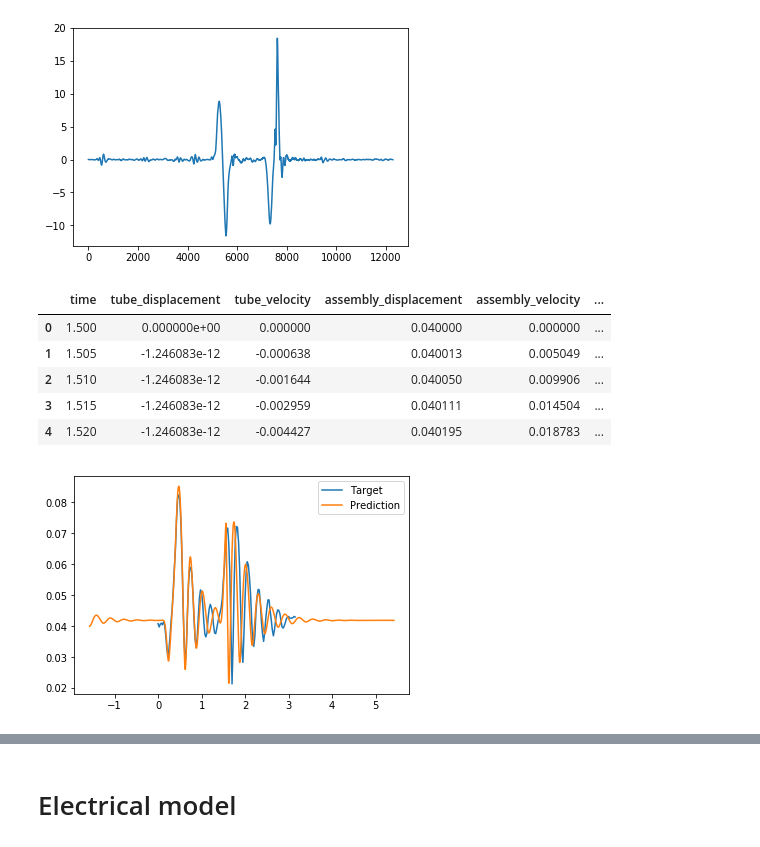
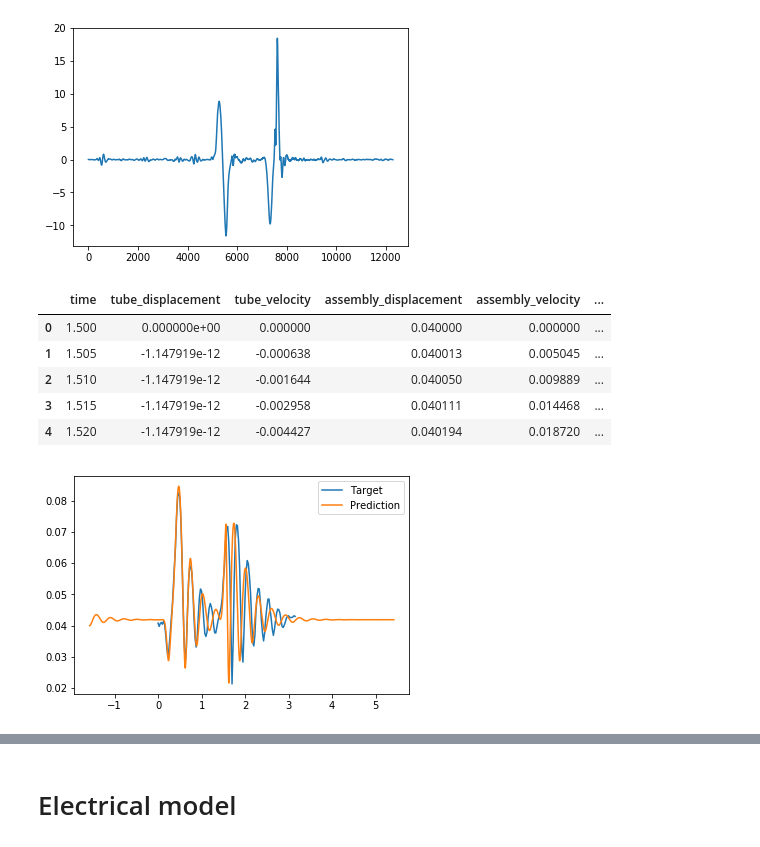
Before and after one commit to mnicstruwig/FlexibleFluxSimulator, a Jupyter notebook: notebooks/2018-11-11-Electrical-model-with-predicted-motion.ipynb, the cells around one changed output, grey strips where cells are left out. Cells and saved outputs as stored; diff of their text form; code cells hidden in the pictures.

```diff
--- a/notebooks/2018-11-11-Electrical-model-with-predicted-motion.ipynb
+++ b/notebooks/2018-11-11-Electrical-model-with-predicted-motion.ipynb
@@ -24,11 +32,6 @@ from unified_model.electrical_system.electrical_system import OpenCircuitSystem
+# %%
+damper = Damper(model='constant', model_kwargs={'damping_coefficient' : 0.030})
 # %%
-spring = MagneticSpring(fea_data_file = 'unified_model/mechanical_system/spring/data/10x10alt.csv', model='savgol_smoothing', model_type='interp')
-magnet_assembly = MagnetAssembly(n_magnet=1,
-                                h_magnet=10,
-                                h_spacer=0,
-                                dia_magnet=10,
-                                dia_spacer=10)
-damper = Damper(model='constant', model_kwargs={'damping_coefficient' : 0.028})
 accelerometer = AccelerometerInput('unified_model/mechanical_system/input_excitation/data/2018-10-04/log_02.csv',
                                   accel_column='z_G',
                                   time_column='time(ms)',
@@ -54,20 +57,20 @@ system.get_output().head()
 # %% [output]
 |  | time | tube_displacement | tube_velocity | assembly_displacement | assembly_velocity | ... |
 | 0 | 1.500 | 0.000000e+00 | 0.000000 | 0.040000 | 0.000000 | ... |
-| 1 | 1.505 | -1.246083e-12 | -0.000638 | 0.040013 | 0.005049 | ... |
-| 2 | 1.510 | -1.246083e-12 | -0.001644 | 0.040050 | 0.009906 | ... |
-| 3 | 1.515 | -1.246083e-12 | -0.002959 | 0.040111 | 0.014504 | ... |
-| 4 | 1.520 | -1.246083e-12 | -0.004427 | 0.040195 | 0.018783 | ... |
+| 1 | 1.505 | -1.147919e-12 | -0.000638 | 0.040013 | 0.005045 | ... |
+| 2 | 1.510 | -1.147919e-12 | -0.001644 | 0.040050 | 0.009889 | ... |
+| 3 | 1.515 | -1.147919e-12 | -0.002958 | 0.040111 | 0.014468 | ... |
+| 4 | 1.520 | -1.147919e-12 | -0.004427 | 0.040194 | 0.018720 | ... |
 # %%
 df_pred = system.get_output().copy()
 # %%
 lp = LabeledProcessor(L=125, mf=14, mm=10, seconds_per_frame=0.025)
 y_actual, timesteps = lp.fit_transform(pd.read_csv('unified_model/mechanical_system/input_excitation/data/2018-10-04/test-02_transcoded_subsampled_labels_2018-10-12-14:11:27.csv'))
 y_predicted = df_pred['assembly_relative_displacement'].values
-time_predicted = df_pred['time'].values - df_pred['time'].min()
+time_predicted = df_pred['time'].values
 
-e = Evaluator(y_target=y_actual, time_target=timesteps)
+e = MechanicalSystemEvaluator(y_target=y_actual, time_target=timesteps)
 e.fit(y_predicted=y_predicted, time_predicted=time_predicted)
 e.poof()
 # %% [output]
-[figure, old version]
+[figure, new version]
```
Also changed, not shown: parts of 22 cells of this notebook, 6 other files.
